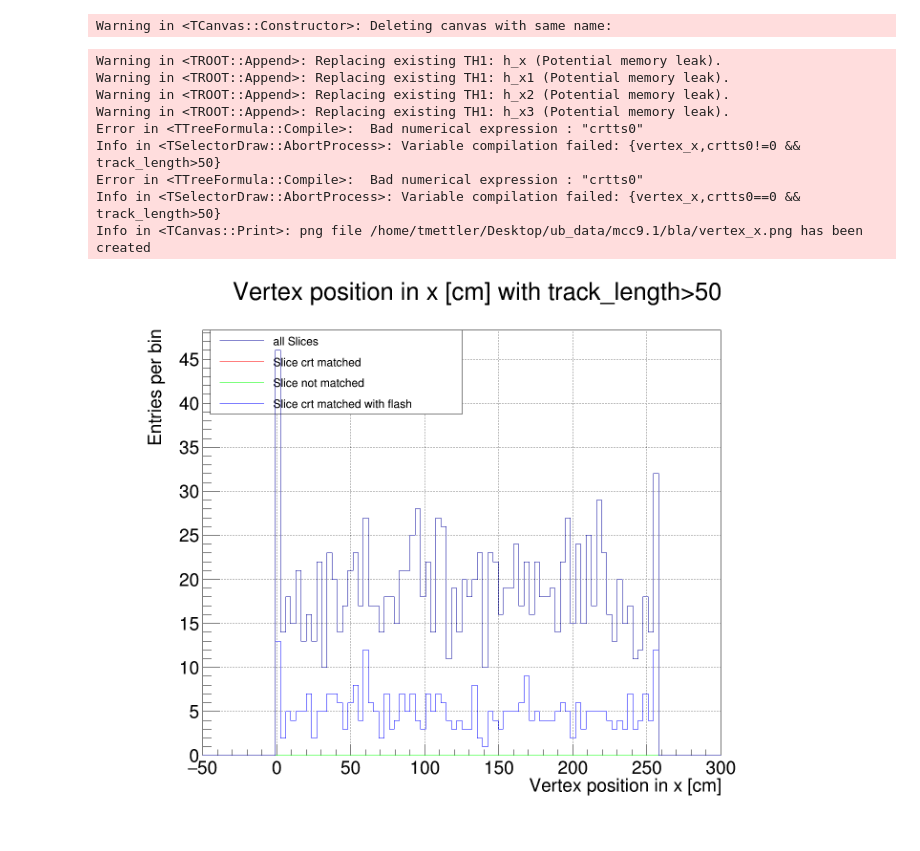
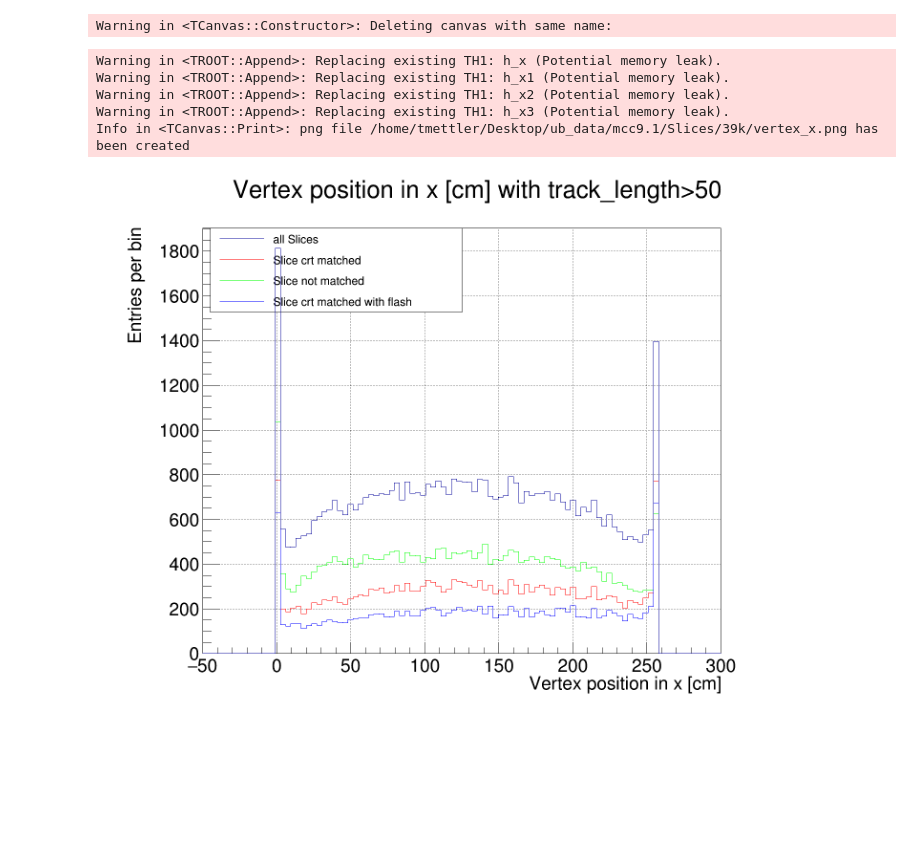
Before and after one commit to thomasmettler/ub_analysis_notebooks, a Jupyter notebook: Slice_analyser.ipynb, the cells around one changed output. Cells and saved outputs as stored; diff of their text form; code cells hidden in the pictures; blank space fills up the shorter version.

```diff
--- a/Slice_analyser.ipynb
+++ b/Slice_analyser.ipynb
@@ -21,14 +21,14 @@ Welcome to JupyROOT 6.10/08
 # %%
 #inputdir = '/home/tmettler/Desktop/ub_data/ub_xsec/ConsolidatedSliceAnalyser/BNB_V09/'
 #inputdir = '/home/tmettler/Desktop/ub_data/ub_xsec/ConsolidatedSliceAnalyser/ext/'
-inputdir = '/home/tmettler/Desktop/ub_data/mcc9.1/'
-outputdir = inputdir +'bla/'
+inputdir = '/home/tmettler/Desktop/ub_data/mcc9.1/Slices/'
+outputdir = inputdir +'39k/'
 try:
     os.stat(outputdir)
 except:
     os.mkdir(outputdir)
 #filename = 'NeutSlices_QP_allExt_withVertex.root_ana.root'
-filename = 'NeutSlices_QP.root'
+filename = 'NeutSlices_20190719T183858_QP_39k.root'
 # %%
 #test = ROOT.TChain("t_slice","t_slice")
 test = ROOT.TChain("peb/my_event","my_event")
@@ -60,42 +60,38 @@ h_x2 = ROOT.TH1F("h_x2","CRT ts0",100,-50,300)
 h_x3 = ROOT.TH1F("h_x3","CRT ts0",100,-50,300)
 
 test.Draw('vertex_x>>h_x','1' + tracklength)
-test.Draw('vertex_x>>h_x1','crtts0!=0' + tracklength)
-test.Draw('vertex_x>>h_x2','crtts0==0' + tracklength)
+test.Draw('vertex_x>>h_x1','crtt0_time!=-1' + tracklength)
+test.Draw('vertex_x>>h_x2','crtt0_time==-1' + tracklength)
 test.Draw('vertex_x>>h_x3','flash_PE!=0' + tracklength)
 h_x1.SetLineColorAlpha(2, 1);
 h_x2.SetLineColorAlpha(3, 1);
 h_x3.SetLineColorAlpha(4, 1);
 h_x.SetXTitle("Vertex position in x [cm]");
 h_x.SetYTitle("Entries per bin");
 
 legend = ROOT.TLegend(0.15,0.75,0.48,0.9);
 #legend = ROOT.TLegend(0.5, 0.5, 0.75, 0.75)
 legend.AddEntry(h_x,"all Slices","l");
 legend.AddEntry(h_x1,"Slice crt matched","l");
 legend.AddEntry(h_x2,"Slice not matched","l");
 legend.AddEntry(h_x3,"Slice crt matched with flash","l");
 #h_x.SetStats(1);
 h_x.Draw();
 h_x1.Draw("same");
 h_x2.Draw("same");
 h_x3.Draw("same");
 legend.Draw();
 h_x.Draw("same");
 
 c1.Draw()
 c1.SaveAs(outputdir + "vertex_x.png");
 # %% [output]
 Warning in <TROOT::Append>: Replacing existing TH1: h_x (Potential memory leak).
 Warning in <TROOT::Append>: Replacing existing TH1: h_x1 (Potential memory leak).
 Warning in <TROOT::Append>: Replacing existing TH1: h_x2 (Potential memory leak).
 Warning in <TROOT::Append>: Replacing existing TH1: h_x3 (Potential memory leak).
-Error in <TTreeFormula::Compile>:  Bad numerical expression : "crtts0"
-Info in <TSelectorDraw::AbortProcess>: Variable compilation failed: {vertex_x,crtts0!=0 && track_length>50}
-Error in <TTreeFormula::Compile>:  Bad numerical expression : "crtts0"
-Info in <TSelectorDraw::AbortProcess>: Variable compilation failed: {vertex_x,crtts0==0 && track_length>50}
-Info in <TCanvas::Print>: png file /home/tmettler/Desktop/ub_data/mcc9.1/bla/vertex_x.png has been created
+Info in <TCanvas::Print>: png file /home/tmettler/Desktop/ub_data/mcc9.1/Slices/39k/vertex_x.png has been created
-[figure, old version]
+[figure, new version]
 # %%
 # generate Vertex y position plot
 h_y = ROOT.TH1F("h_y","Vertex position in y [cm]" + title_cut,100,-150,150)
```
Also changed, not shown: parts of 14 cells of this notebook, 18 other files.
